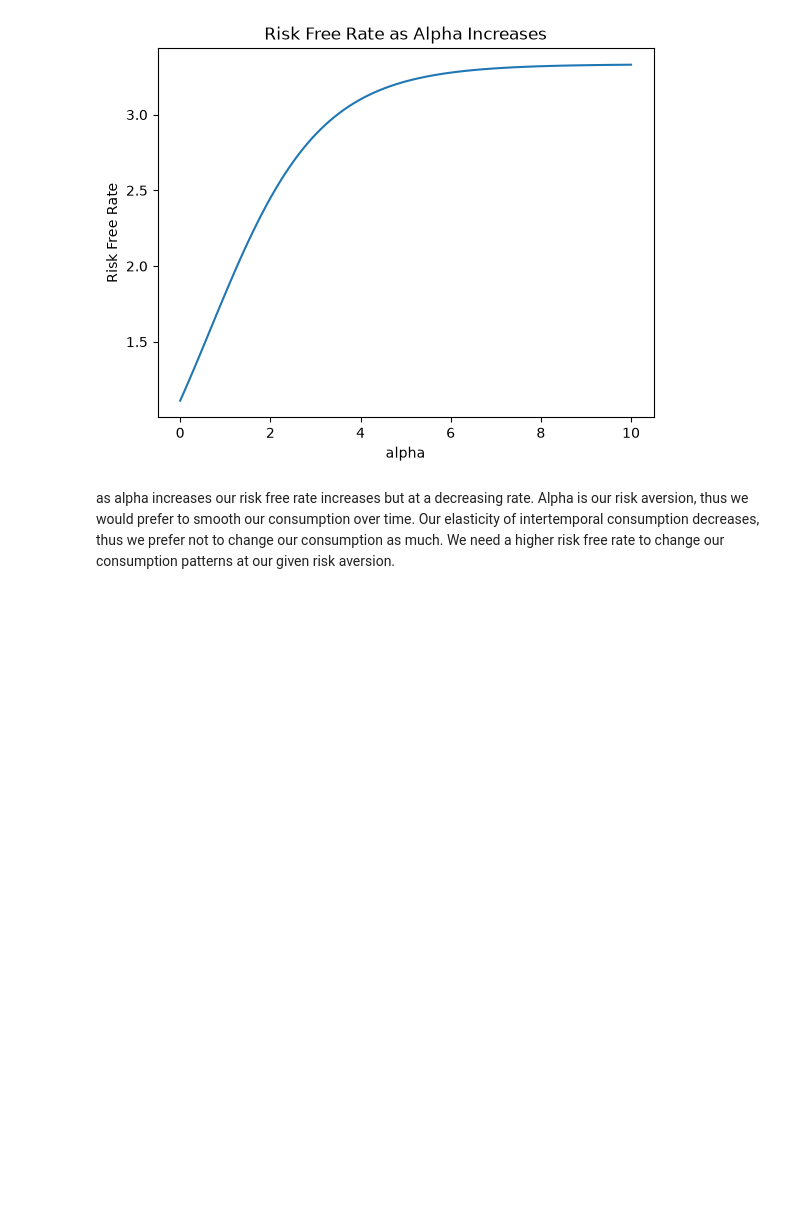
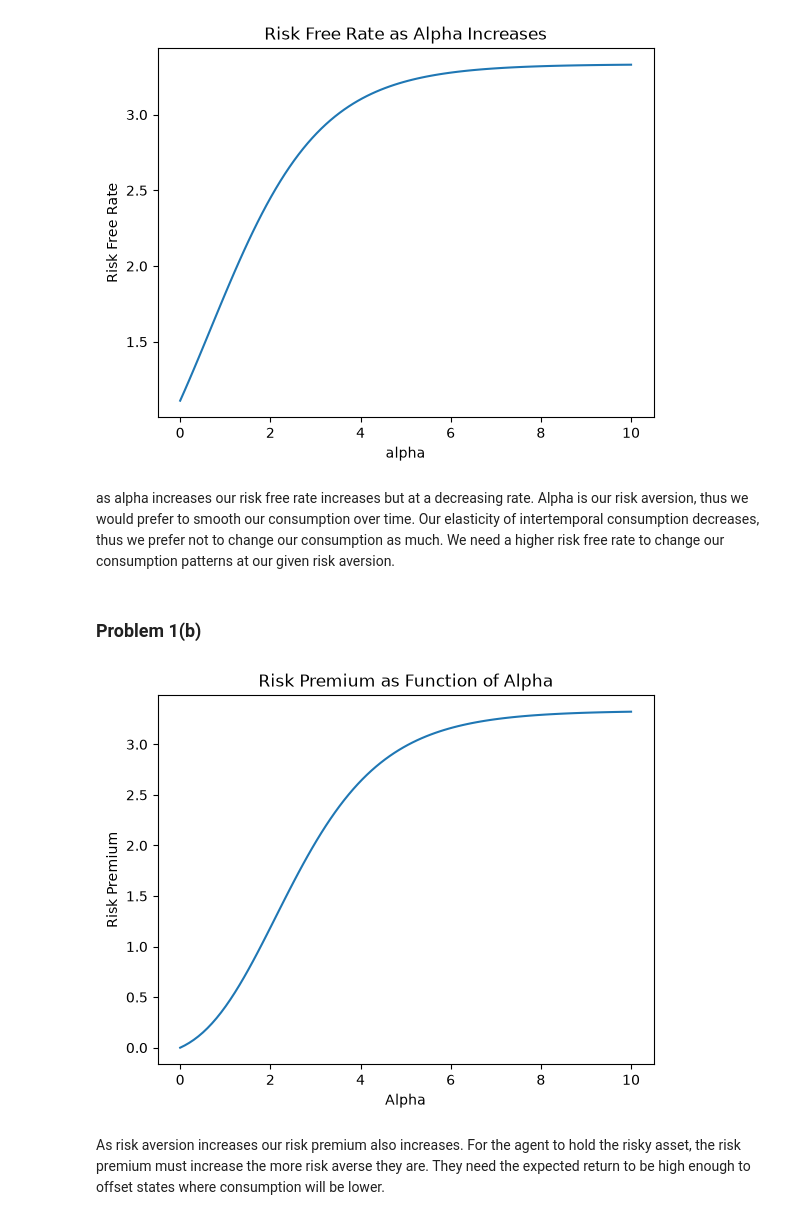
Before and after one commit to ae4292/FinEcon_PSets, a Jupyter notebook: Pset4/pset4.ipynb, the cells around one changed output. Cells and saved outputs as stored; diff of their text form; code cells hidden in the pictures; blank space fills up the shorter version.

```diff
--- a/Pset4/pset4.ipynb
+++ b/Pset4/pset4.ipynb
@@ -16,3 +18,21 @@ plt.show()
 [figure]
 # %% [markdown]
 as alpha increases our risk free rate increases but at a decreasing rate. Alpha is our risk aversion, thus we would prefer to smooth our consumption over time. Our elasticity of intertemporal consumption decreases, thus we prefer not to change our consumption as much. We need a higher risk free rate to change our consumption patterns at our given risk aversion.
+# %% [markdown]
+### Problem 1(b)
+# %%
+p0 = 3/10 * (3**(1-alpha) +2**(1-alpha)+1)
+
+eri = 1/3* (3/p0 +2/p0 +1/p0)
+
+risk_prem = eri-rf
+# %%
+plt.plot(alpha,risk_prem)
+plt.xlabel('Alpha')
+plt.ylabel('Risk Premium')
+plt.title('Risk Premium as Function of Alpha')
+plt.show()
+# %% [output]
+[figure, added]
+# %% [markdown]
+As risk aversion increases our risk premium also increases. For the agent to hold the risky asset, the risk premium must increase the more risk averse they are. They need the expected return to be high enough to offset states where consumption will be lower.
```
Also changed, not shown: parts of 1 cell of this notebook, 1 other file.
